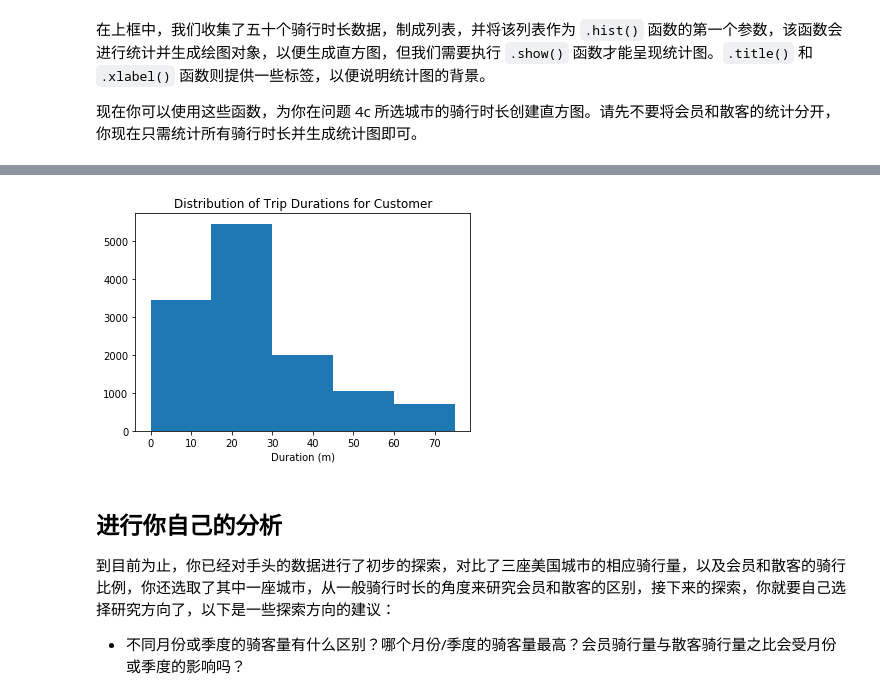
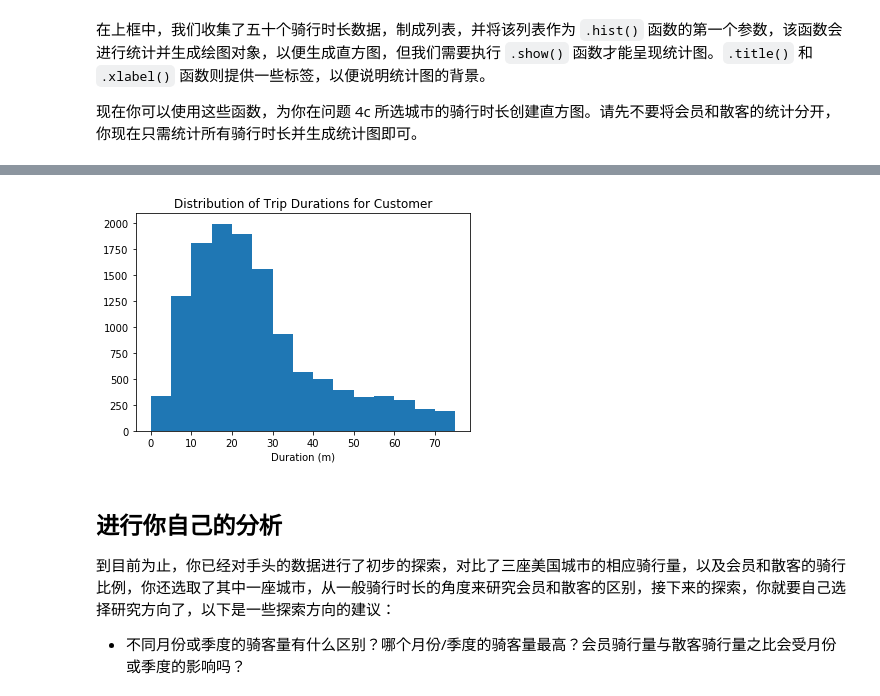
Before and after one commit to nevinxie/udacity_ml_beginner, a Jupyter notebook: Bike_Share_Analysis/Bike_Share_Analysis-zh.ipynb, the cells around one changed output, grey strips where cells are left out. Cells and saved outputs as stored; diff of their text form; code cells hidden in the pictures.

```diff
--- a/Bike_Share_Analysis/Bike_Share_Analysis-zh.ipynb
+++ b/Bike_Share_Analysis/Bike_Share_Analysis-zh.ipynb
@@ -533,7 +527,7 @@ def all_duration(filename):
 
     return durations
 
-durations = all_duration(city_info['Washington']['out_file'])
+duration_list = user_duration_list(city_info['Washington']['out_file'])
 plt.hist(durations, range=[0,75])
 plt.title('Distribution of Trip Durations')
 plt.xlabel('Duration (m)')
@@ -571,11 +565,11 @@ plt.show()
 # %%
 durations = all_durations_by_user_type(city_info['Washington']['out_file'],'Customer')
-plt.hist(durations,bins=5,range=[0,75])
+plt.hist(durations,bins=15,range=[0,75])
 plt.title('Distribution of Trip Durations for Customer')
 plt.xlabel('Duration (m)')
 plt.show()
 # %% [output]
-[figure, old version]
+[figure, new version]
 # %% [markdown]
 <a id='eda_continued'></a>
 ## 进行你自己的分析
```
Also changed, not shown: parts of 12 cells of this notebook, 1 other file.
